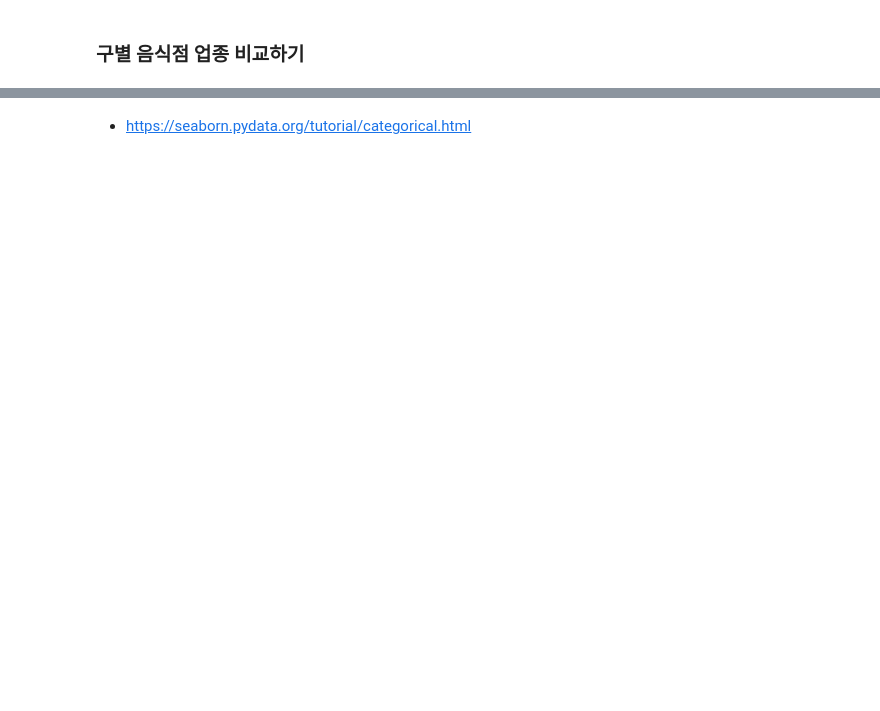
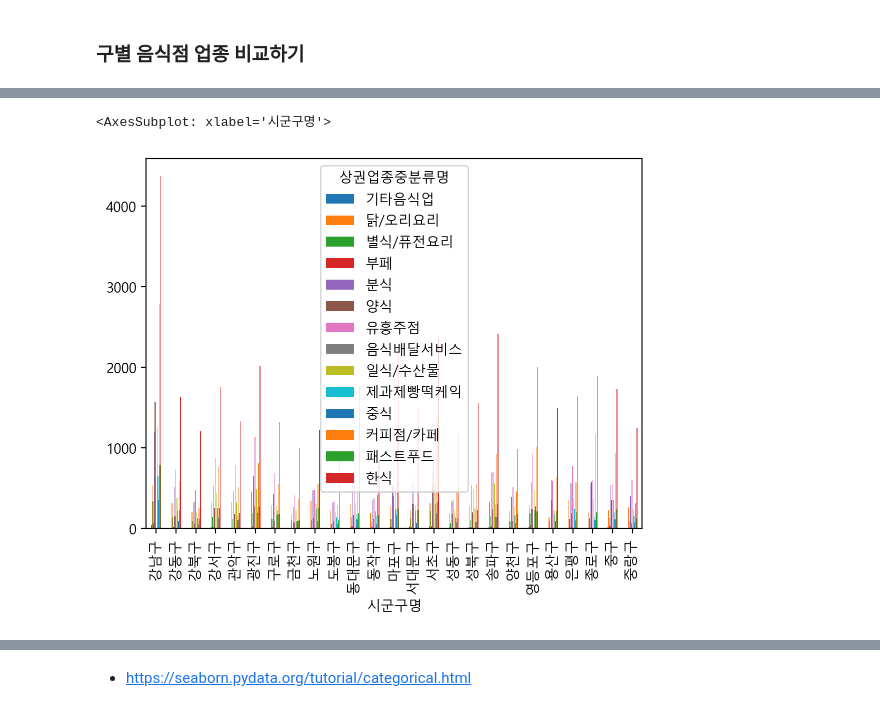
Before and after one commit to jamjamzo/open-data-analysis-basic, a Jupyter notebook: 02-store-eda-input.ipynb, the cells around one changed output, grey strips where cells are left out. Cells and saved outputs as stored; diff of their text form; code cells hidden in the pictures; blank space fills up the shorter version.

```diff
--- a/02-store-eda-input.ipynb
+++ b/02-store-eda-input.ipynb
@@ -821,3 +890,5 @@ Name: 상권업종대분류명, dtype: int64
 ### 구별 음식점 업종 비교하기
 # %%
 # df_seoul_food 에 "시도명"이 "서울특별시" 이고 "상권업종대분류명" 이 "음식" 에 대한 서브셋만 가져와서 담아줍니다.
+df_seoul_food = df[(df['시도명'] == '서울특별시') & (df['상권업종대분류명'] == '음식')].copy()
+df_seoul_food.shape
@@ -824,3 +897,4 @@ Name: 상권업종대분류명, dtype: int64
 # %%
 # "시군구명", "상권업종중분류명" 으로 그룹화 해서 상점수를 세어봅니다.
 # 결과를 food_gu 에 담아 재사용할 예정입니다.
+food_gu = df_seoul_food.groupby(['시군구명','상권업종중분류명'])['상호명'].count()
@@ -829,0 +940,5 @@ Name: 상권업종대분류명, dtype: int64
+# %%
+food_gu.unstack().plot.bar()
+# %% [output]
+<AxesSubplot: xlabel='시군구명'>
+[figure, added]
```
Also changed, not shown: parts of 39 cells of this notebook.
